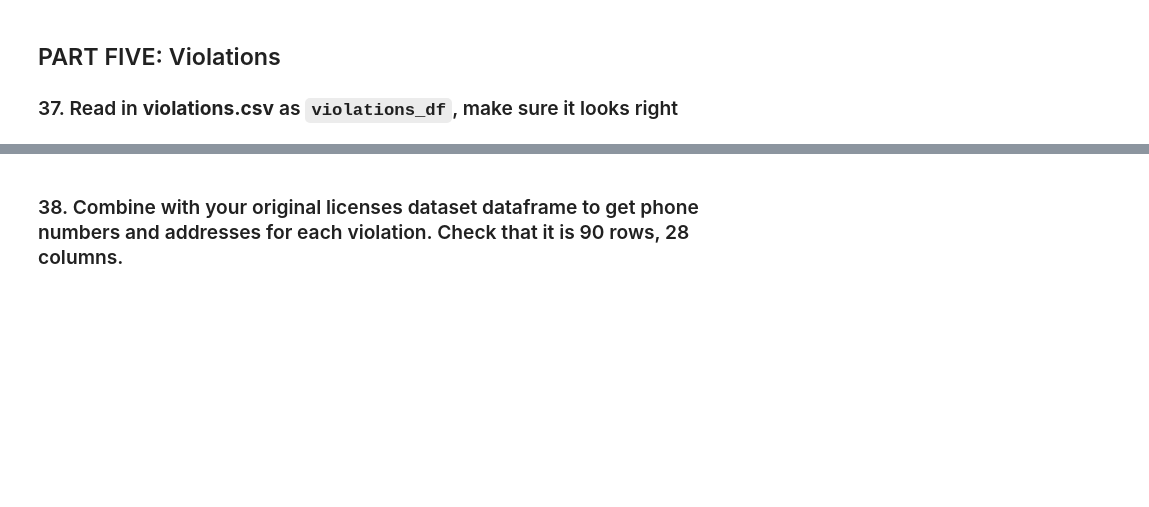
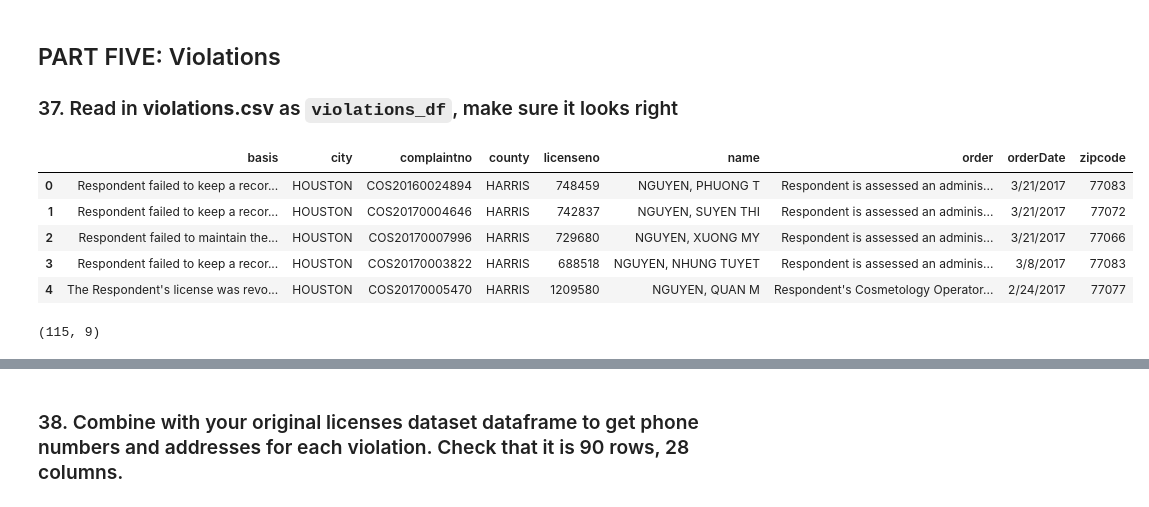
Before and after one commit to mingligraphics/foundations_homework, a Jupyter notebook: 07-homework/licensing/Licenses.ipynb, the cells around one changed output, grey strips where cells are left out. Drawn from its saved outputs; the diff is of its cells as text; code cells hidden in the pictures; blank space fills up the shorter version.

```diff
--- a/07-homework/licensing/Licenses.ipynb
+++ b/07-homework/licensing/Licenses.ipynb
@@ -848,3 +968,17 @@ This will involve doing some research in one dataframe, then the other one. I di
 ## PART FIVE: Violations
 
 ### 37. Read in **violations.csv** as `violations_df`, make sure it looks right
+# %%
+violations_df = pd.read_csv('violations.csv')
+violations_df.head()
+# %% [output]
+|  | basis | city | complaintno | county | licenseno | name | order | orderDate | zipcode |
+| 0 | Respondent failed to keep a recor... | HOUSTON | COS20160024894 | HARRIS | 748459 | NGUYEN, PHUONG T | Respondent is assessed an adminis... | 3/21/2017 | 77083 |
+| 1 | Respondent failed to keep a recor... | HOUSTON | COS20170004646 | HARRIS | 742837 | NGUYEN, SUYEN THI | Respondent is assessed an adminis... | 3/21/2017 | 77072 |
+| 2 | Respondent failed to maintain the... | HOUSTON | COS20170007996 | HARRIS | 729680 | NGUYEN, XUONG MY | Respondent is assessed an adminis... | 3/21/2017 | 77066 |
+| 3 | Respondent failed to keep a recor... | HOUSTON | COS20170003822 | HARRIS | 688518 | NGUYEN, NHUNG TUYET | Respondent is assessed an adminis... | 3/8/2017 | 77083 |
+| 4 | The Respondent's license was revo... | HOUSTON | COS20170005470 | HARRIS | 1209580 | NGUYEN, QUAN M | Respondent's Cosmetology Operator... | 2/24/2017 | 77077 |
+# %%
+violations_df.shape
+# %% [output]
+(115, 9)
```
Also changed, not shown: parts of 39 cells of this notebook, 1 other file.
